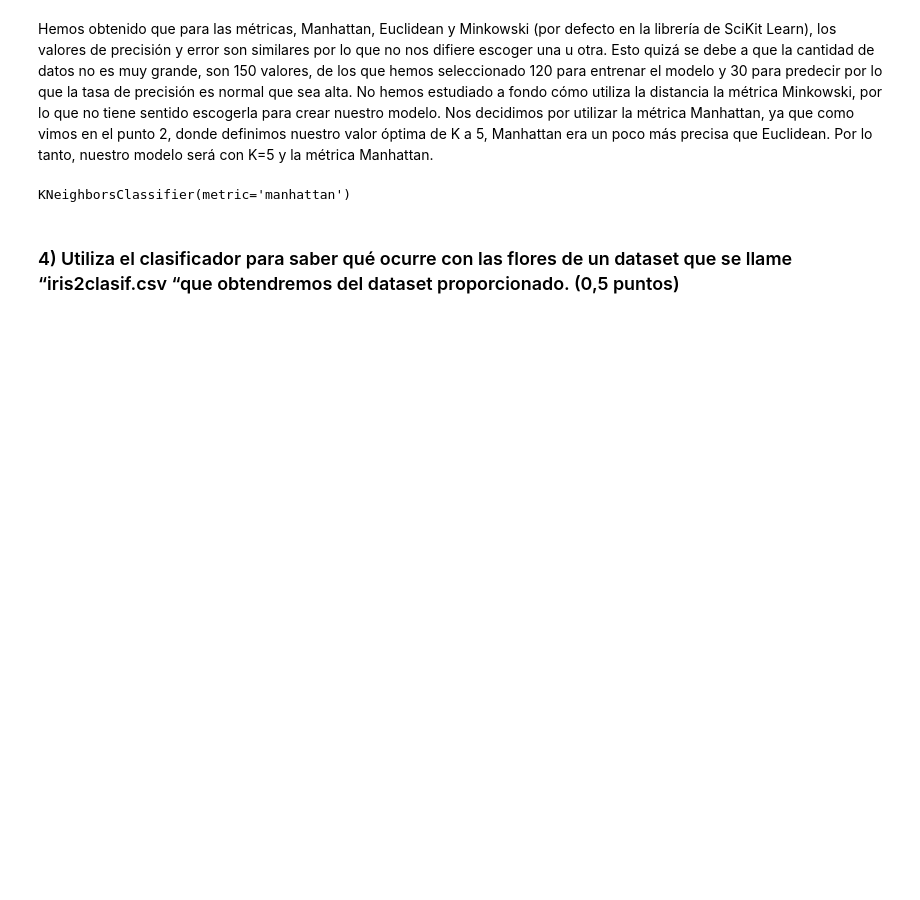
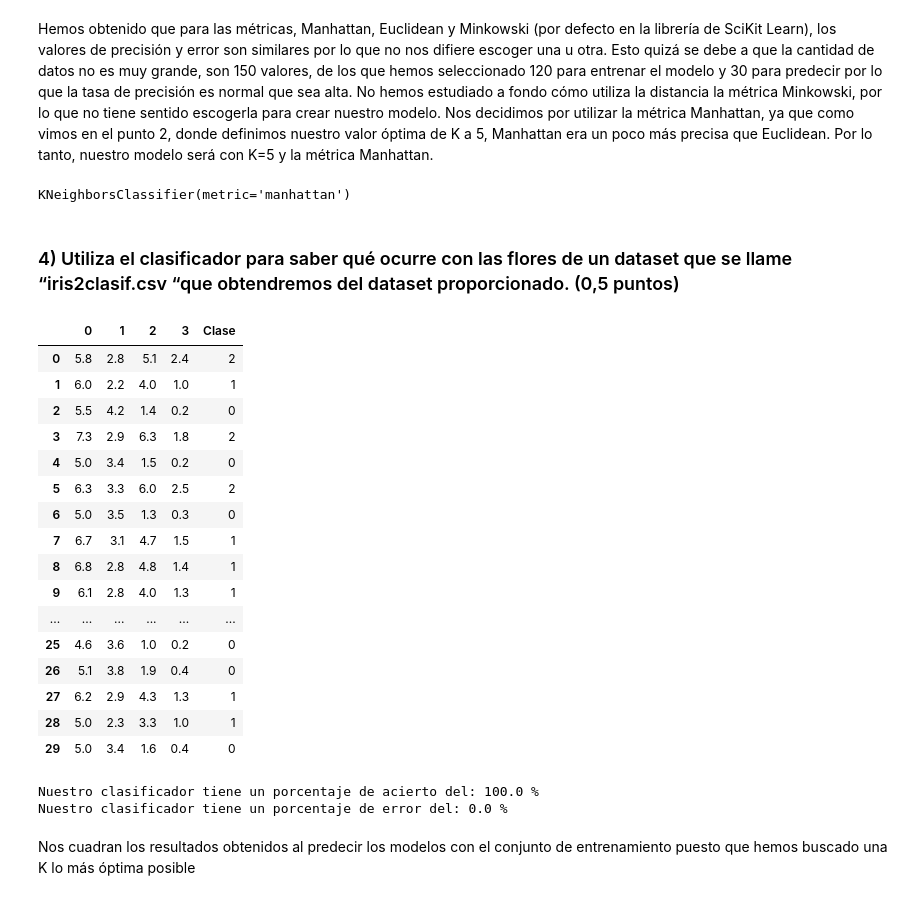
Before and after one commit to Jotivirix/Datamining_UFV, a Jupyter notebook: Lab3/entregable1/LAB03_GRUPO01_ENTR01.ipynb, the cells around one changed output. Saved outputs shown, nothing was run; the diff lists cells and outputs as text; code cells hidden in the pictures; blank space fills up the shorter version.

```diff
--- a/Lab3/entregable1/LAB03_GRUPO01_ENTR01.ipynb
+++ b/Lab3/entregable1/LAB03_GRUPO01_ENTR01.ipynb
@@ -275,3 +278,26 @@ modeloKNN.fit(X_train, y_train)
 KNeighborsClassifier(metric='manhattan')
 # %% [markdown]
 ### 4) Utiliza el clasificador para saber qué ocurre con las flores de un dataset que se llame “iris2clasif.csv “que obtendremos del dataset proporcionado. (0,5 puntos)
+# %%
+#Importamos el CSV
+datasetClasif = pd.read_csv('iris2clasif.csv')
+#Mostramos los datos
+datasetClasif
+# %% [output]
+|  | 0 | 1 | 2 | 3 | Clase |
+| 0 | 5.8 | 2.8 | 5.1 | 2.4 | 2 |
+| 1 | 6.0 | 2.2 | 4.0 | 1.0 | 1 |
+| 2 | 5.5 | 4.2 | 1.4 | 0.2 | 0 |
+| 3 | 7.3 | 2.9 | 6.3 | 1.8 | 2 |
+| 4 | 5.0 | 3.4 | 1.5 | 0.2 | 0 |
+| 5 | 6.3 | 3.3 | 6.0 | 2.5 | 2 |
+| 6 | 5.0 | 3.5 | 1.3 | 0.3 | 0 |
+| 7 | 6.7 | 3.1 | 4.7 | 1.5 | 1 |
+| 8 | 6.8 | 2.8 | 4.8 | 1.4 | 1 |
+| 9 | 6.1 | 2.8 | 4.0 | 1.3 | 1 |
+| ... | ... | ... | ... | ... | ... |
+| 25 | 4.6 | 3.6 | 1.0 | 0.2 | 0 |
+| 26 | 5.1 | 3.8 | 1.9 | 0.4 | 0 |
+| 27 | 6.2 | 2.9 | 4.3 | 1.3 | 1 |
+| 28 | 5.0 | 2.3 | 3.3 | 1.0 | 1 |
+| 29 | 5.0 | 3.4 | 1.6 | 0.4 | 0 |
@@ -279,0 +311,15 @@ KNeighborsClassifier(metric='manhattan')
+# %%
+aciertos = 0;
+errores = 0;
+for x in range(0,len(resultados)):
+    if resultados[x] == y_test[x]:
+        aciertos = aciertos+1;
+    else:
+        errores = errores+1;
+print('Nuestro clasificador tiene un porcentaje de acierto del:',(aciertos/len(resultados))*100,'%');
+print('Nuestro clasificador tiene un porcentaje de error del:',(errores/len(resultados))*100,'%');
+# %% [output]
+Nuestro clasificador tiene un porcentaje de acierto del: 100.0 %
+Nuestro clasificador tiene un porcentaje de error del: 0.0 %
+# %% [markdown]
+Nos cuadran los resultados obtenidos al predecir los modelos con el conjunto de entrenamiento puesto que hemos buscado una K lo más óptima posible
```
Also changed, not shown: parts of 9 cells of this notebook, 2 other files.
